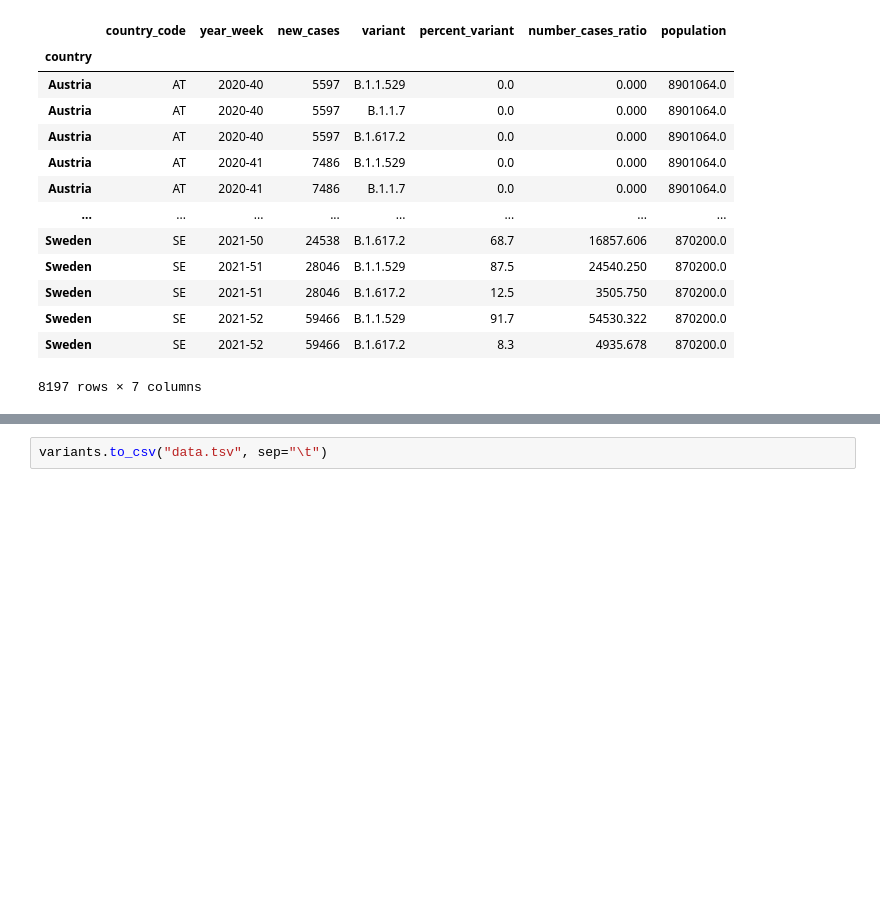
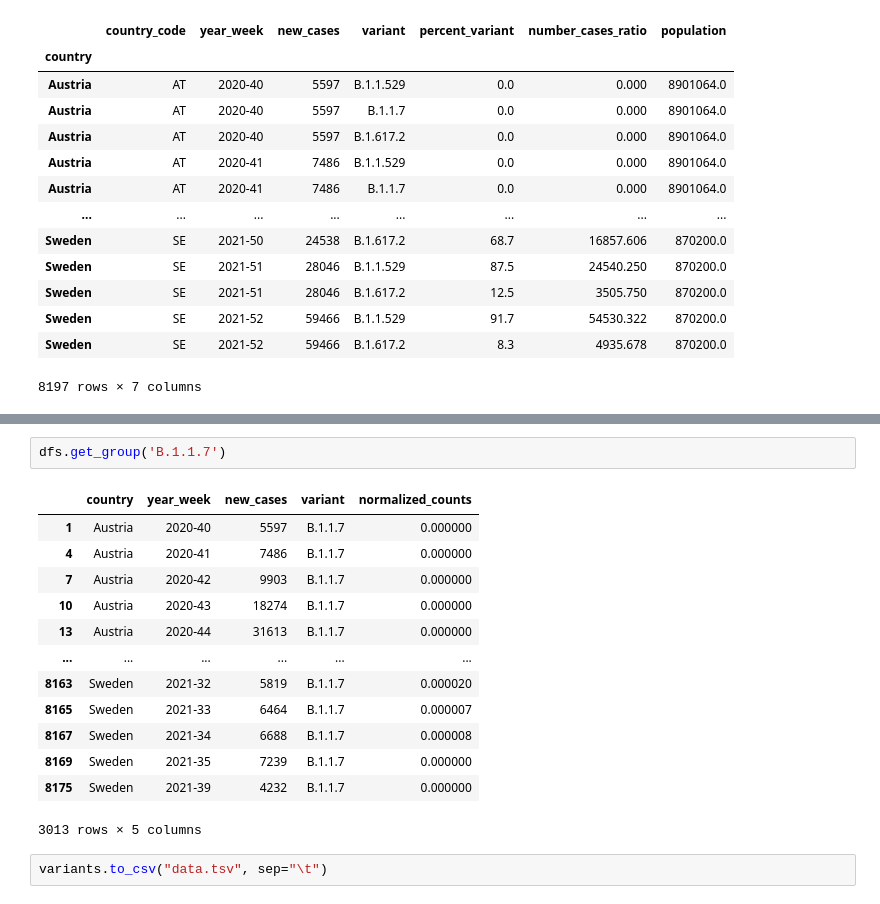
Before and after one commit to bryn-m/Covid_Evolution, a Jupyter notebook: 1_load_data.ipynb, the cells around one changed output, grey strips where cells are left out. Drawn from its saved outputs; the diff is of its cells as text; blank space fills up the shorter version.

```diff
--- a/load_data.ipynb
+++ b/1_load_data.ipynb
@@ -174,2 +213,18 @@ See the caveats in the documentation: https://pandas.pydata.org/pandas-docs/stab
+# %%
+dfs.get_group('B.1.1.7')
+# %% [output]
+|  | country | year_week | new_cases | variant | normalized_counts |
+| 1 | Austria | 2020-40 | 5597 | B.1.1.7 | 0.000000 |
+| 4 | Austria | 2020-41 | 7486 | B.1.1.7 | 0.000000 |
+| 7 | Austria | 2020-42 | 9903 | B.1.1.7 | 0.000000 |
+| 10 | Austria | 2020-43 | 18274 | B.1.1.7 | 0.000000 |
+| 13 | Austria | 2020-44 | 31613 | B.1.1.7 | 0.000000 |
+| ... | ... | ... | ... | ... | ... |
+| 8163 | Sweden | 2021-32 | 5819 | B.1.1.7 | 0.000020 |
+| 8165 | Sweden | 2021-33 | 6464 | B.1.1.7 | 0.000007 |
+| 8167 | Sweden | 2021-34 | 6688 | B.1.1.7 | 0.000008 |
+| 8169 | Sweden | 2021-35 | 7239 | B.1.1.7 | 0.000000 |
+| 8175 | Sweden | 2021-39 | 4232 | B.1.1.7 | 0.000000 |
+3013 rows × 5 columns
 # %%
 variants.to_csv("data.tsv", sep="\t")
```
Also changed, not shown: parts of 4 cells of this notebook.
